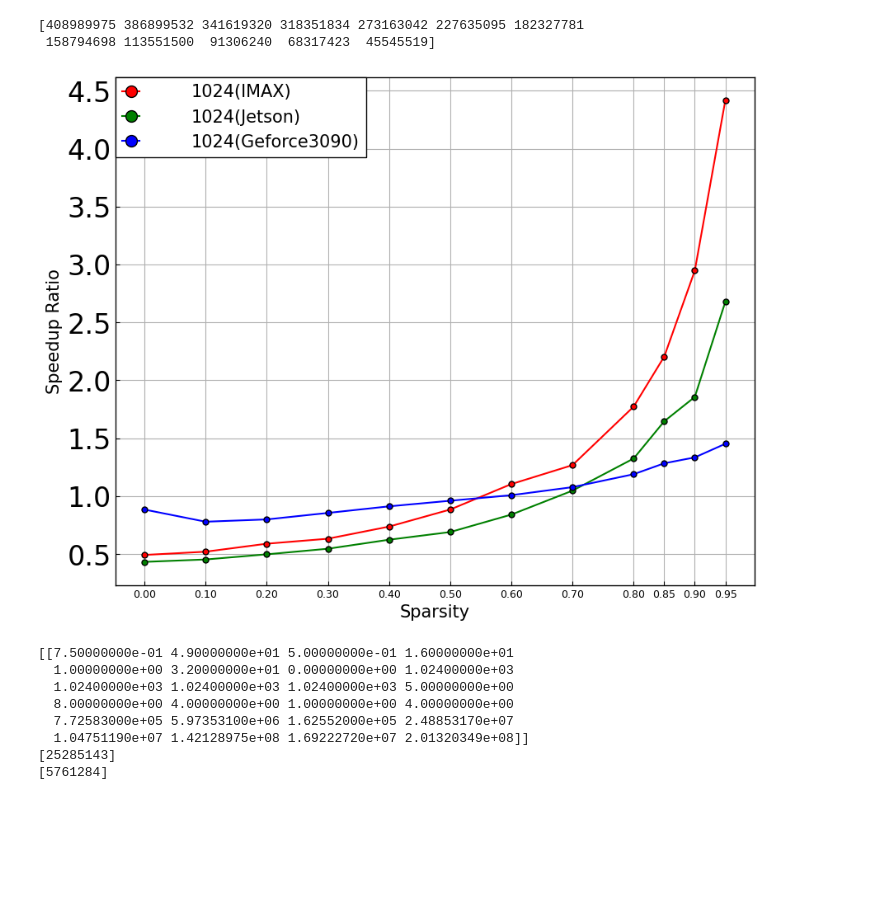
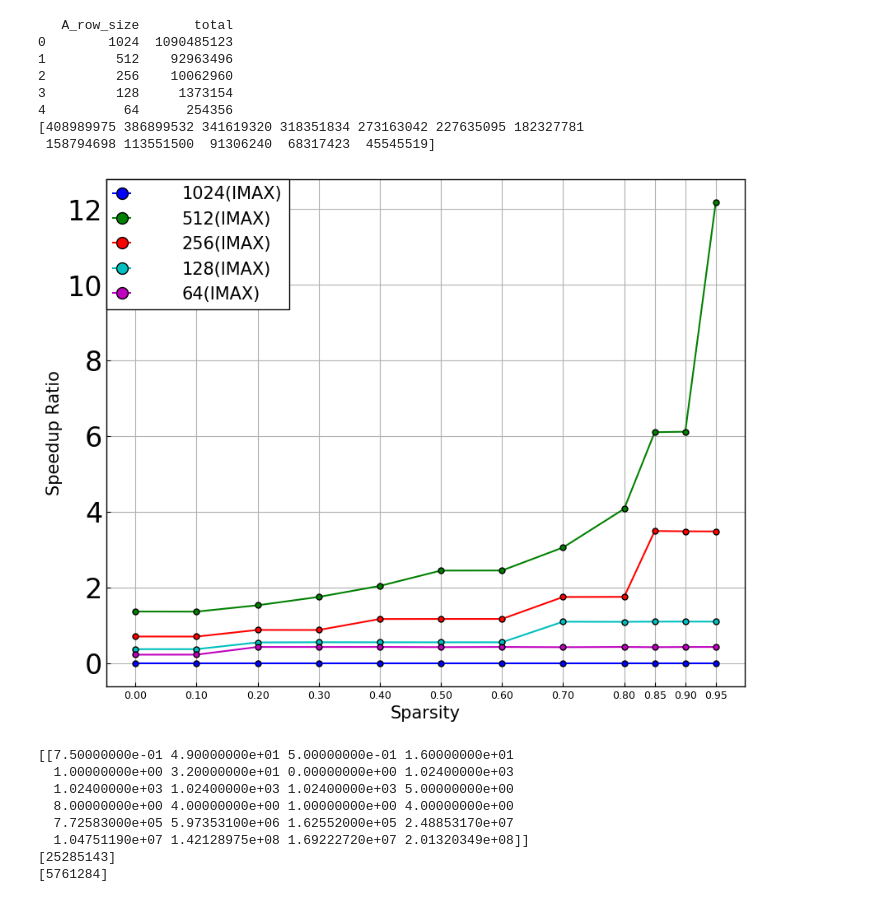
Before and after one commit to taku2365/IMAX_sparse.cent, a Jupyter notebook: src/emax6_sparselib/result_vis.ipynb, the cells around one changed output. Saved outputs shown, nothing was run; the diff lists cells and outputs as text; code cells hidden in the pictures; blank space fills up the shorter version.

Commit message:
change normal mode because prev normal mode has bug

```diff
--- a/src/emax6_sparselib/result_vis.ipynb
+++ b/src/emax6_sparselib/result_vis.ipynb
@@ -54,44 +75,57 @@ df_sparse = pd.read_csv('./result_1024_512_256_128_64_32_CHIP1_noAcolblk_ver2_fo
 df_normal = pd.read_csv('./result_1024_512_256_128_64_32_CHIP1_normal.csv')
 df_sparse_select = df_sparse[["A_row_size","sparse_rate","total"]]
 df_normal_select = df_normal[["A_row_size","total"]]
+print(df_normal_select)
 bottom = 0
 # x = np.array([0,exe_time_1_x,exe_time_2_x,exe_time_3_x,exe_time_4_x,exe_time_6_x,exe_time_9_x])
 y_normal_1024 = df_normal_select[df_normal_select['A_row_size'] == 1024]["total"].values
 y_sparse_1024 = y_normal_1024/df_sparse_select[df_sparse_select['A_row_size'] == 1024]["total"].values
+y_sparse_1024 = y_sparse_1024/df_sparse_select[df_sparse_select['A_row_size'] == 1024]["total"].values
 y_normal_512 = df_normal_select[df_normal_select['A_row_size'] == 512]["total"].values
 y_sparse_512 = y_normal_512/df_sparse_select[df_sparse_select['A_row_size'] == 512]["total"].values
 y_normal_256 = df_normal_select[df_normal_select['A_row_size'] == 256]["total"].values
 y_sparse_256 = y_normal_256/df_sparse_select[df_sparse_select['A_row_size'] == 256]["total"].values
 y_normal_128 = df_normal_select[df_normal_select['A_row_size'] == 128]["total"].values
 y_sparse_128 = y_normal_128/df_sparse_select[df_sparse_select['A_row_size'] == 128]["total"].values
 y_normal_64 = df_normal_select[df_normal_select['A_row_size'] == 64]["total"].values
 y_sparse_64 = y_normal_64/df_sparse_select[df_sparse_select['A_row_size'] == 64]["total"].values
+print(df_sparse_select[df_sparse_select['A_row_size'] == 1024]["total"].values)
+
 x = np.array([0,0.1,0.2,0.3,0.4,0.5,0.6,0.7,0.8,0.85,0.9,0.95])
 Jetson_cublas = 21.266
 Jetson_cusparse = Jetson_cublas/np.array([49.1753, 46.9289, 42.7297, 38.9546, 34.0903, 30.8198, 25.2951, 20.3027, 16.051, 12.9177, 11.4555, 7.93603])
 geforce_3090_cublas = 2.177
 geforce_3090_cusparse = geforce_3090_cublas/np.array([2.46177, 2.79335,2.72448, 2.54609, 2.38722, 2.267, 2.1591, 2.01978, 1.83045, 1.69601, 1.63129, 1.49915])
 
-print(df_sparse_select[df_sparse_select['A_row_size'] == 1024]["total"].values)
+# print(df_sparse_select[df_sparse_select['A_row_size'] == 1024]["total"].values)
 
 fig = plt.figure(figsize=(10.0, 8.0))
 fig_1 = fig.add_subplot(111)
-# fig_1.plot(x, y_normal,   marker='.', markersize=10, markeredgewidth=1., markeredgecolor='k', color="g", label="Normal")
-fig_1.plot(x, y_sparse_1024, marker='.', markersize=10, markeredgewidth=1., markeredgecolor='k', color="r", label="1024(IMAX)")
-fig_1.plot(x, Jetson_cusparse, marker='.', markersize=10, markeredgewidth=1., markeredgecolor='k', color="g", label="1024(Jetson)")
-fig_1.plot(x, geforce_3090_cusparse, marker='.', markersize=10, markeredgewidth=1., markeredgecolor='k', color="b", label="1024(Geforce3090)")
+# fig_1.plot(x, y_normal,   marker='.', markersize=10, markeredgewidth=1., markeredgecolor='k', color="r", label="Normal")
+fig_1.plot(x, y_sparse_1024, marker='.', markersize=10, markeredgewidth=1., markeredgecolor='k',color="b", label="1024(IMAX)")
+fig_1.plot(x, y_sparse_512, marker='.', markersize=10, markeredgewidth=1., markeredgecolor='k', color="g", label="512(IMAX)")
+fig_1.plot(x, y_sparse_256, marker='.', markersize=10, markeredgewidth=1., markeredgecolor='k', color="r", label="256(IMAX)")
+fig_1.plot(x, y_sparse_128, marker='.', markersize=10, markeredgewidth=1., markeredgecolor='k', color="c", label="128(IMAX)")
+fig_1.plot(x, y_sparse_64, marker='.', markersize=10, markeredgewidth=1., markeredgecolor='k',  color="m", label="64(IMAX)")
+# fig_1.plot(x, Jetson_cusparse, marker='.', markersize=10, markeredgewidth=1., markeredgecolor='k', color="g", label="1024(Jetson)")
+# fig_1.plot(x, geforce_3090_cusparse, marker='.', markersize=10, markeredgewidth=1., markeredgecolor='k', color="b", label="1024(Geforce3090)")
 
 fig_1.set_xlabel("Sparsity")
 fig_1.set_ylabel("Speedup Ratio")
 fig_1.set_xticks(x)
 
 fig_1.legend(loc='upper left',labelspacing=0.5,fontsize=15)
-
 plt.show()
 # %% [output]
+   A_row_size       total
+0        1024  1090485123
+1         512    92963496
+2         256    10062960
+3         128     1373154
+4          64      254356
 [408989975 386899532 341619320 318351834 273163042 227635095 182327781
  158794698 113551500  91306240  68317423  45545519]
-[figure, old version]
+[figure, new version]
 # %%
 import pandas as pd
 import numpy as np
```
Also changed, not shown: parts of 1 cell of this notebook, 45 other files.
